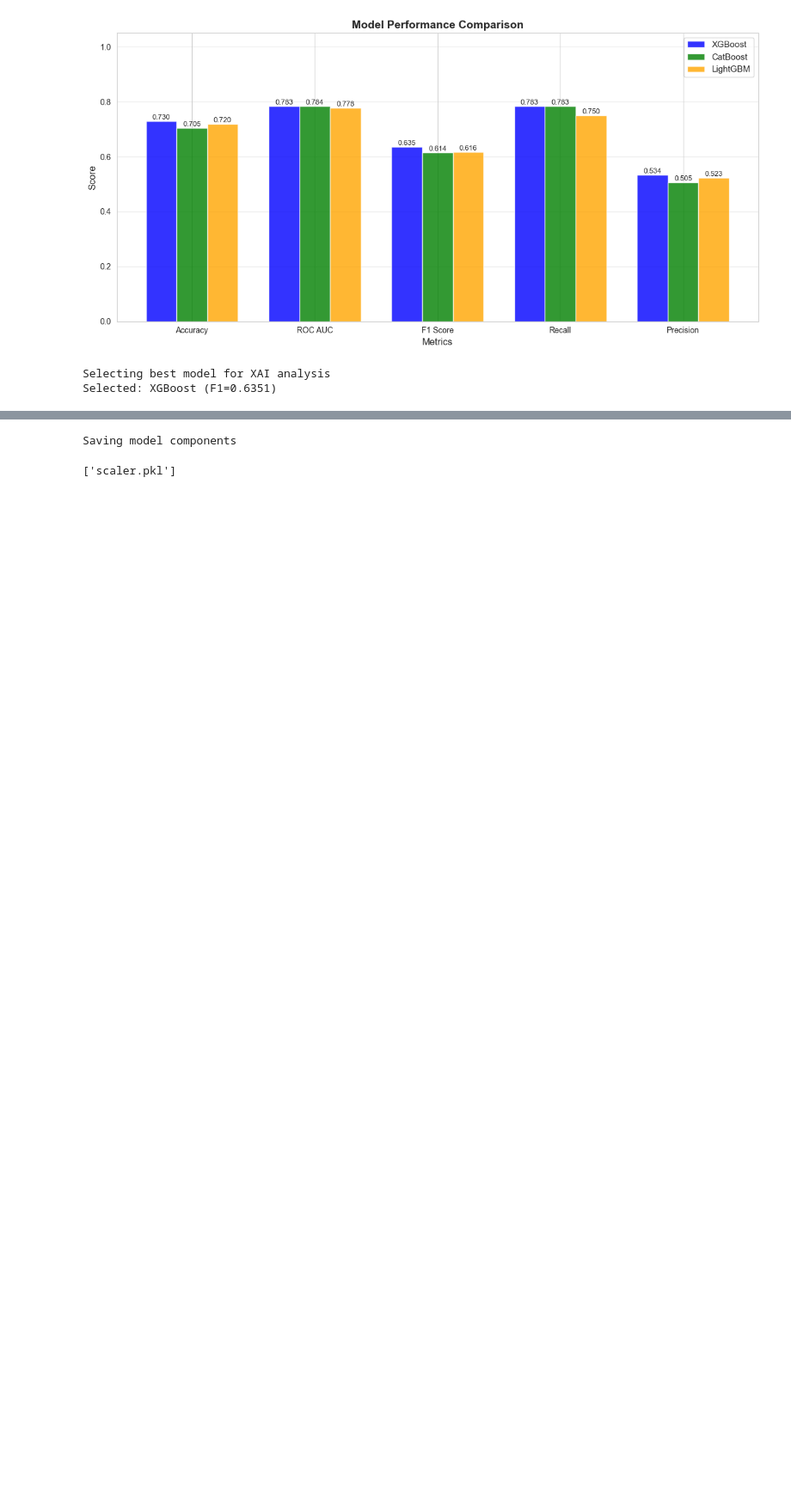
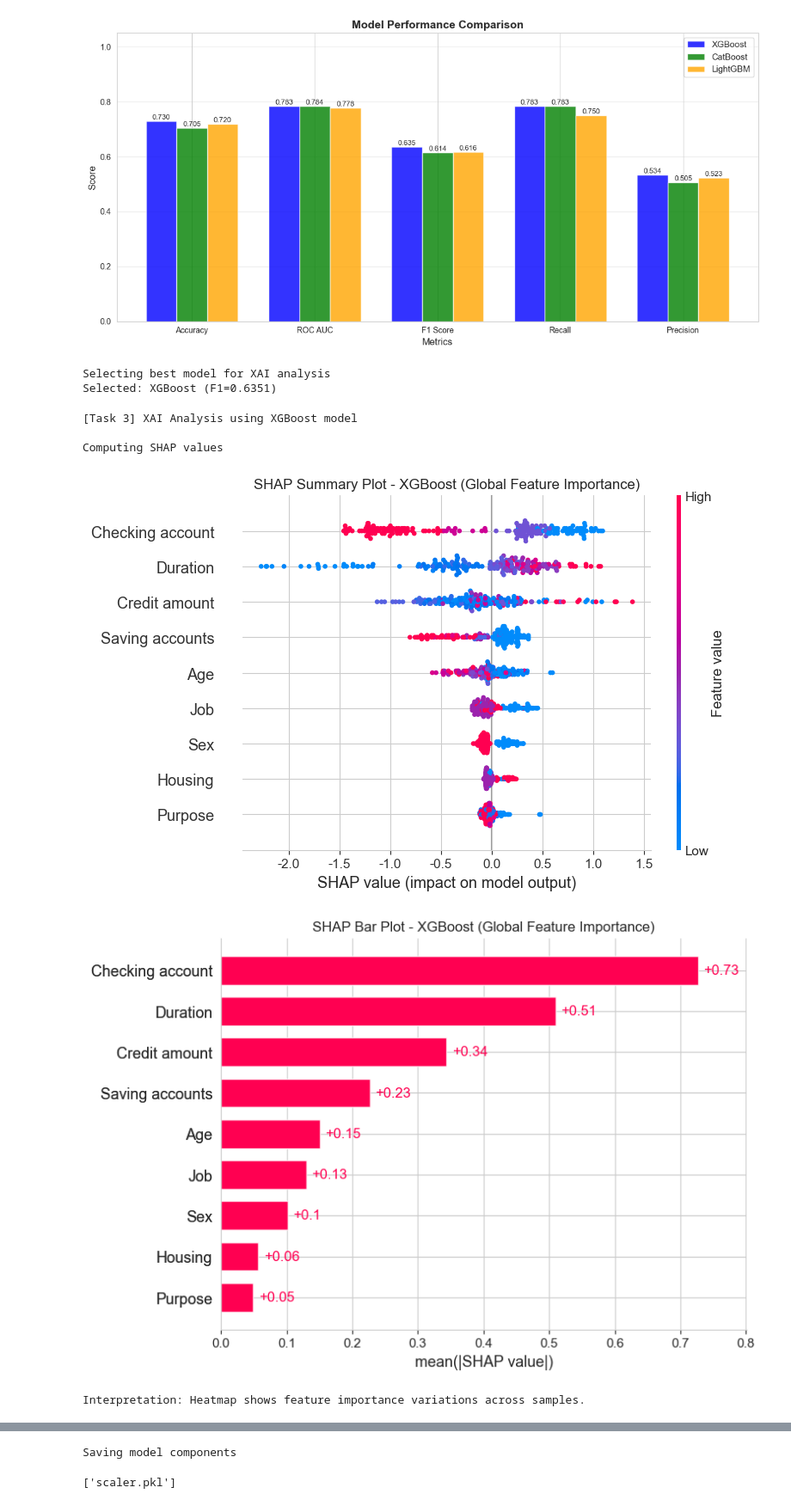
Before and after one commit to JianHengHin0831/alternative-assessment, a Jupyter notebook: assignment_1.ipynb, the cells around one changed output, grey strips where cells are left out. Shown at 86% size. Cells and saved outputs as stored; diff of their text form; code cells hidden in the pictures; blank space fills up the shorter version.

```diff
--- a/assignment_1.ipynb
+++ b/assignment_1.ipynb
@@ -908,3 +908,55 @@ Precision       0.5341             0.5054             0.5233
 [figure]
 Selecting best model for XAI analysis
 Selected: XGBoost (F1=0.6351)
+# %%
+# 8. XAI Applications (SHAP & DiCE)
+print(f"\n[Task 3] XAI Analysis using {best_model_name} model")
+
+print("\nComputing SHAP values")
+explainer = shap.TreeExplainer(best_model)
+shap_values = explainer.shap_values(X_test)
+
+# Summary Plot
+plt.figure(figsize=(10, 6))
+plt.title(f"SHAP Summary Plot - {best_model_name} (Global Feature Importance)")
+shap.summary_plot(shap_values, X_test, show=False)
+plt.show()
+
+# Summary Plot
+plt.figure(figsize=(10, 6))
+plt.title(f"SHAP Bar Plot - {best_model_name} (Global Feature Importance)")
+shap.plots.bar(
+    shap.Explanation(
+        values=shap_values,
+        data=X_test,
+        feature_names=X_test.columns
+    ),
+    show=False
+)
+
+plt.show()
+
+# Heatmap
+print("Interpretation: Heatmap shows feature importance variations across samples.")
+plt.figure(figsize=(10, 6))
+shap_exp = shap.Explanation(shap_values, data=X_test, feature_names=X_test.columns)
+shap.plots.heatmap(shap_exp)
+plt.show()
+
+# Dependence Plot for a specific feature
+print("Interpretation: Dependence plot shows how 'Checking account' feature impacts model output.")
+plt.figure(figsize=(10, 6))
+shap.dependence_plot(
+    "Checking account",
+    shap_values,
+    X_test,
+    show=False
+)
+plt.show()
+# %% [output]
+[Task 3] XAI Analysis using XGBoost model
+
+Computing SHAP values
+[figure, added]
+[figure, added]
+Interpretation: Heatmap shows feature importance variations across samples.
```
Also changed, not shown: parts of 4 cells of this notebook, 11 other files.
